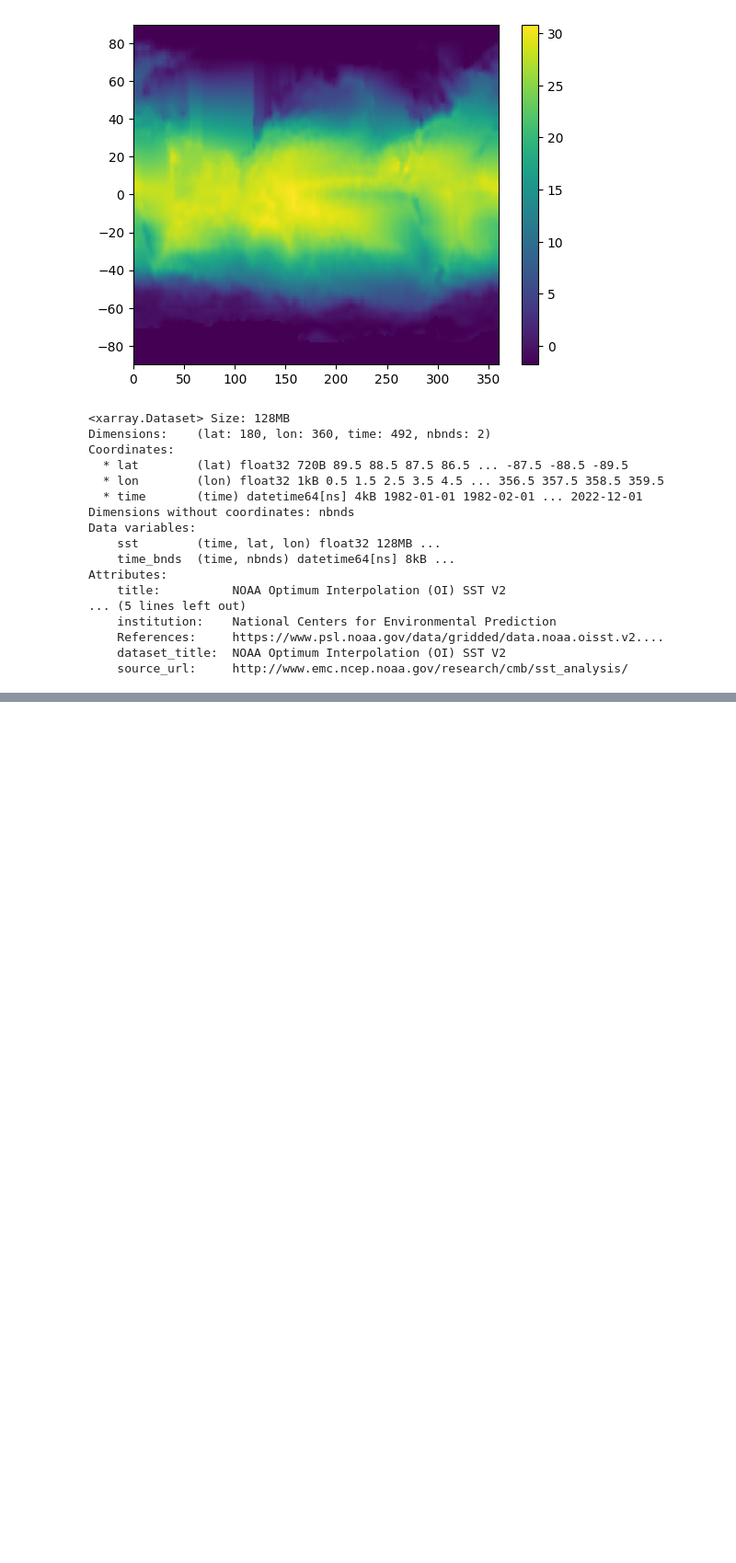
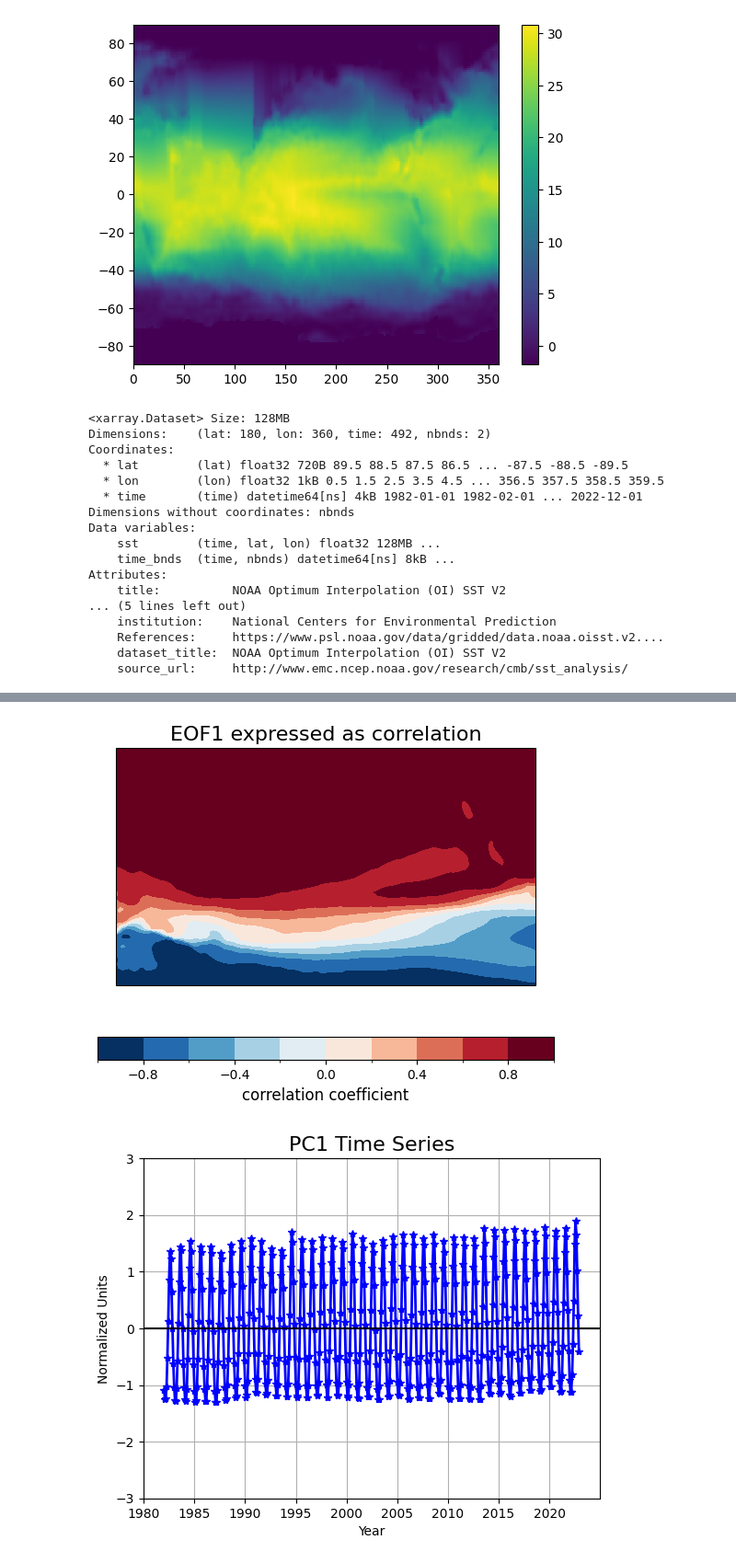
Before and after one commit to milicak/Data_Analysis_Course, a Jupyter notebook: Compute_EOF_ElNino.ipynb, the cells around one changed output, grey strips where cells are left out. Shown at 92% size. Saved outputs shown, nothing was run; the diff lists cells and outputs as text; code cells hidden in the pictures; blank space fills up the shorter version.

```diff
--- a/Compute_EOF_ElNino.ipynb
+++ b/Compute_EOF_ElNino.ipynb
@@ -216,0 +179,39 @@ Attributes:
+# %%
+#ds_season = df2.where(df2['time.season'] == 'DJF').groupby('time.year').mean('time')
+ds_season = df2
+sst = ds_season
+# convert to data_array
+sst = sst.sst
+coslat = np.cos(np.deg2rad(sst.coords['lat'].values))
+wgts = np.sqrt(coslat)[..., np.newaxis]
+solver = Eof(sst, weights=wgts)
+# Retrieve the leading EOF, expressed as the correlation between the leading
+# PC time series and the input SST anomalies at each grid point, and the
+# leading PC time series itself.
+eof1 = solver.eofsAsCorrelation(neofs=2)
+pc1 = solver.pcs(npcs=2, pcscaling=1)
+# Plot the leading EOF expressed as correlation in the Pacific domain.
+clevs = np.linspace(-1, 1, 11)
+ax = plt.axes(projection=ccrs.PlateCarree(central_longitude=190))
+fill = eof1[0].plot.contourf(ax=ax, levels=clevs, cmap=plt.cm.RdBu_r,
+                             add_colorbar=False, transform=ccrs.PlateCarree())
+ax.add_feature(cfeature.LAND, facecolor='w', edgecolor='k')
+cb = plt.colorbar(fill, orientation='horizontal')
+cb.set_label('correlation coefficient', fontsize=12)
+ax.set_title('EOF1 expressed as correlation', fontsize=16)
+
+# Plot the leading PC time series.
+plt.figure()
+pc1[:, 0].plot(color='b',marker='*', linewidth=2)
+plt.grid()
+ax = plt.gca()
+ax.axhline(0, color='k')
+ax.set_ylim(-3, 3)
+ax.set_xlabel('Year')
+ax.set_ylabel('Normalized Units')
+ax.set_title('PC1 Time Series', fontsize=16)
+
+plt.show()
+# %% [output]
+[figure, added]
+[figure, added]
```
Also changed, not shown: parts of 14 cells of this notebook.
